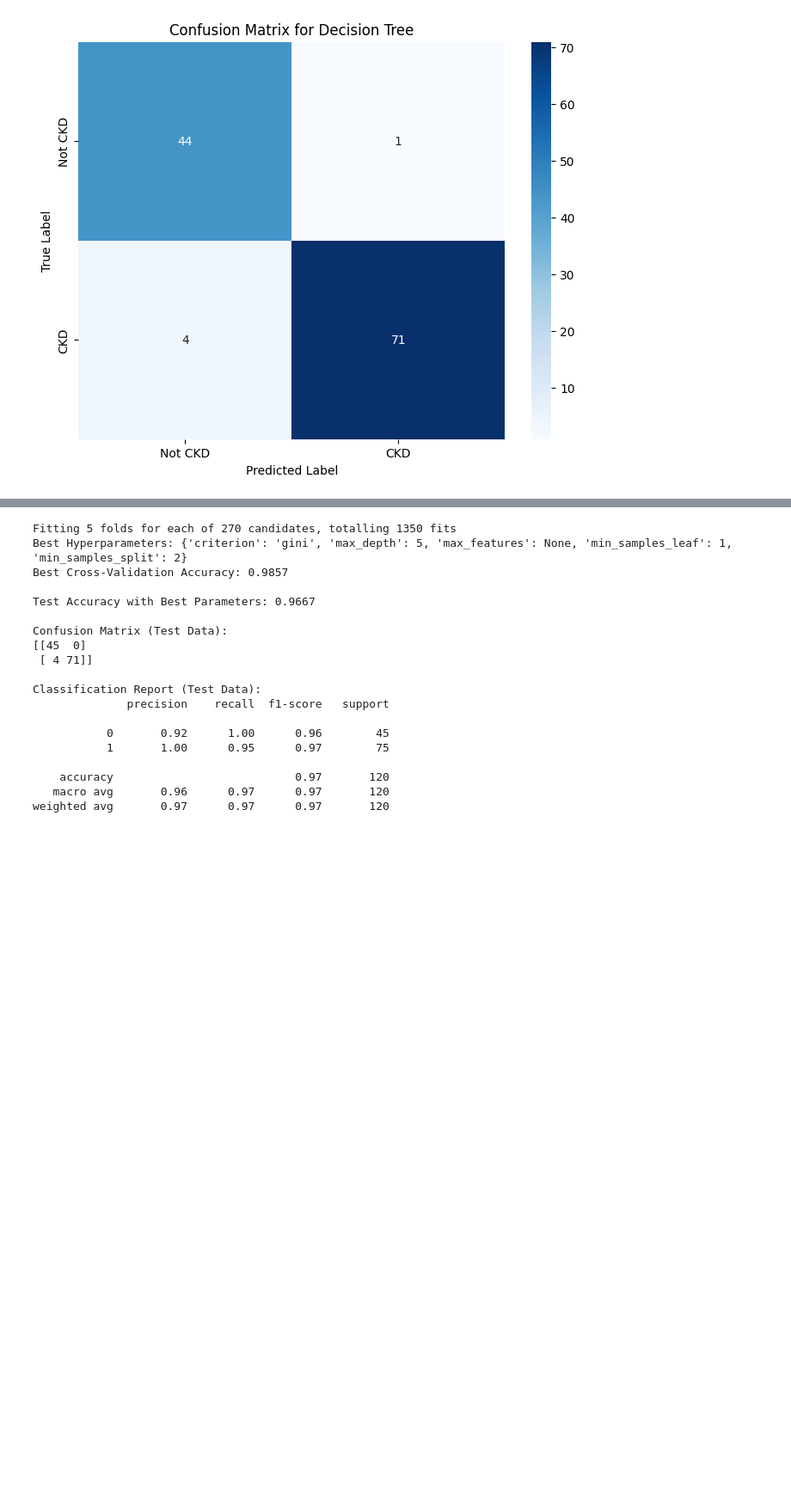
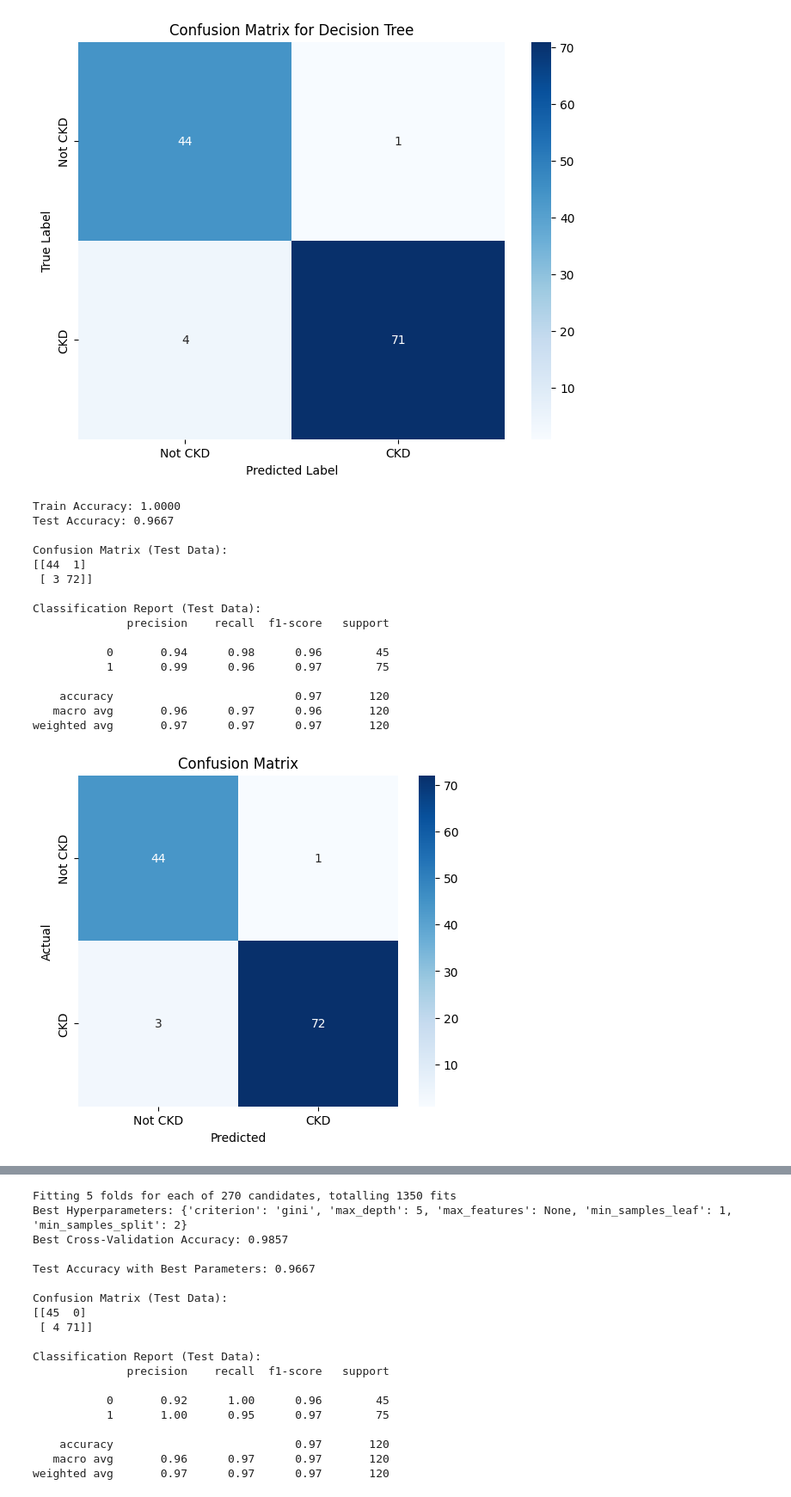
Before and after one commit to Kottancheril/Chronic_kidney_disease_prediction, a Jupyter notebook: chronic_kidney_disease.ipynb, the cells around one changed output, grey strips where cells are left out. Shown at 86% size. Saved outputs shown, nothing was run; the diff lists cells and outputs as text; code cells hidden in the pictures; blank space fills up the shorter version.

```diff
--- a/chronic_kidney_disease.ipynb
+++ b/chronic_kidney_disease.ipynb
@@ -478,3 +483,61 @@ Classification Report (Test Data):
    macro avg       0.95      0.96      0.96       120
 weighted avg       0.96      0.96      0.96       120
 [figure]
+# %%
+# The SVM(Support Vector Classifier) model
+svm_model = SVC(kernel = 'linear', random_state=42)
+
+# Train the model on training data
+svm_model.fit(X_train, y_train)
+
+# Predict on training data
+y_train_pred = svm_model.predict(X_train)
+
+# Predict on test data
+y_test_pred = svm_model.predict(X_test)
+
+# Train Accuracy
+train_accuracy = accuracy_score(y_train, y_train_pred)
+
+# Test Accuracy
+svm_test_accuracy = accuracy_score(y_test, y_test_pred)
+
+# Confusion Matrix for Test Data
+conf_matrix = confusion_matrix(y_test, y_test_pred)
+
+# Classification Report for Test Data
+class_report = classification_report(y_test, y_test_pred)
+
+# Print the results
+print(f"Train Accuracy: {train_accuracy:.4f}")
+print(f"Test Accuracy: {svm_test_accuracy:.4f}")
+print("\nConfusion Matrix (Test Data):")
+print(conf_matrix)
+print("\nClassification Report (Test Data):")
+print(class_report)
+
+# Plot the Confusion Matrix
+plt.figure(figsize=(6, 5))
+sns.heatmap(conf_matrix, annot=True, fmt='d', cmap='Blues', xticklabels=['Not CKD', 'CKD'], yticklabels=['Not CKD', 'CKD'])
+plt.xlabel('Predicted')
+plt.ylabel('Actual')
+plt.title('Confusion Matrix')
+plt.show()
+# %% [output]
+Train Accuracy: 1.0000
+Test Accuracy: 0.9667
+
+Confusion Matrix (Test Data):
+[[44  1]
+ [ 3 72]]
+
+Classification Report (Test Data):
+              precision    recall  f1-score   support
+
+           0       0.94      0.98      0.96        45
+           1       0.99      0.96      0.97        75
+
+    accuracy                           0.97       120
+   macro avg       0.96      0.97      0.96       120
+weighted avg       0.97      0.97      0.97       120
+[figure, added]
```
Also changed, not shown: parts of 12 cells of this notebook.
